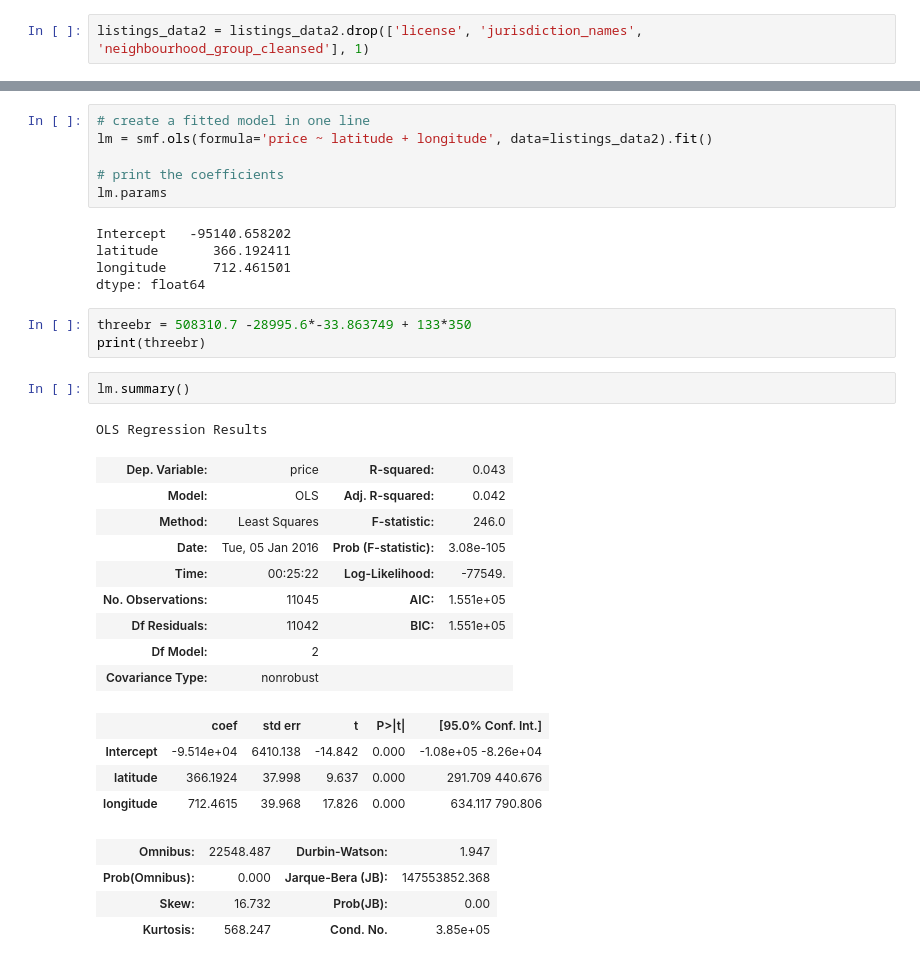
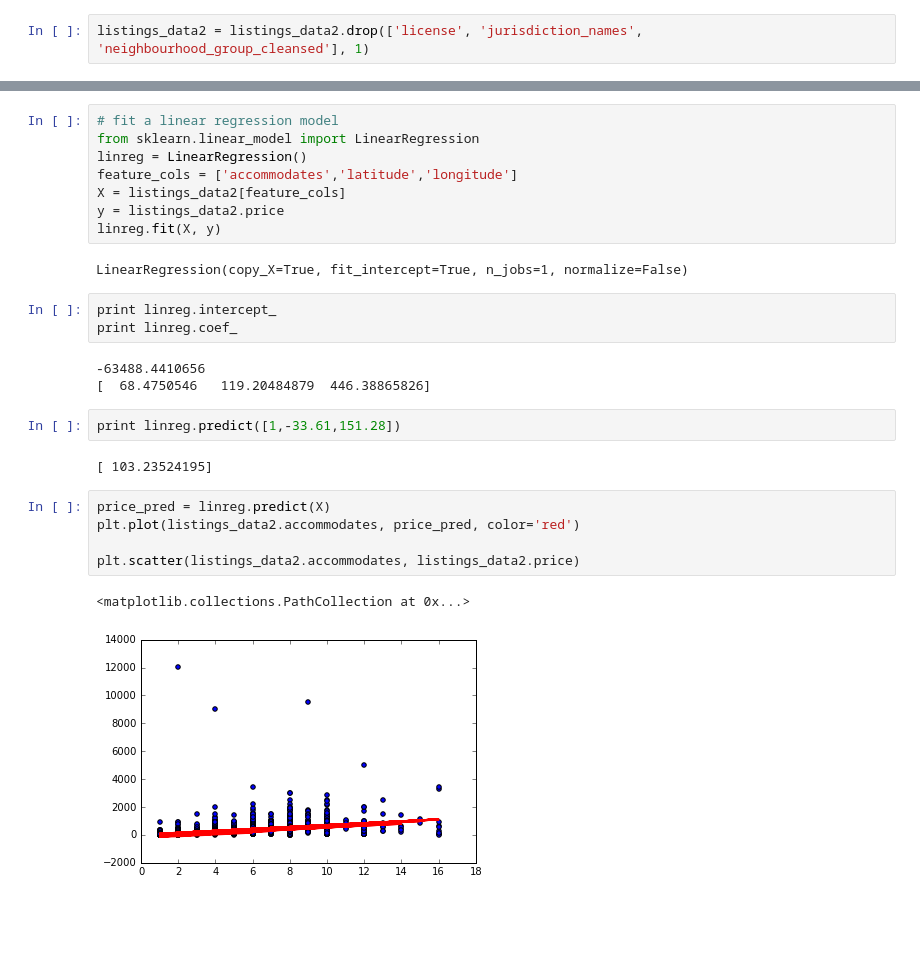
Before and after one commit to apguerrera/airbnb, a Jupyter notebook: airbnb-project-adrian.ipynb, the cells around one changed output, grey strips where cells are left out. Drawn from its saved outputs; the diff is of its cells as text; blank space fills up the shorter version.

```diff
--- a/airbnb-project-adrian.ipynb
+++ b/airbnb-project-adrian.ipynb
@@ -55,35 +91,28 @@ pd.scatter_matrix(listings_data2, figsize=(20,20))
-# %%
-# create a fitted model in one line
-lm = smf.ols(formula='price ~ latitude + longitude', data=listings_data2).fit()
-
-# print the coefficients
-lm.params
-# %% [output]
-Intercept   -95140.658202
-latitude       366.192411
-longitude      712.461501
-dtype: float64
-# %%
-threebr = 508310.7 -28995.6*-33.863749 + 133*350
-print(threebr)
-# %%
-lm.summary()
-# %% [output]
-OLS Regression Results
-| Dep. Variable: | price | R-squared: | 0.043 |
-| Model: | OLS | Adj. R-squared: | 0.042 |
-| Method: | Least Squares | F-statistic: | 246.0 |
-| Date: | Tue, 05 Jan 2016 | Prob (F-statistic): | 3.08e-105 |
-| Time: | 00:25:22 | Log-Likelihood: | -77549. |
-| No. Observations: | 11045 | AIC: | 1.551e+05 |
-| Df Residuals: | 11042 | BIC: | 1.551e+05 |
-| Df Model: | 2 |  |  |
-| Covariance Type: | nonrobust |  |  |
-|  | coef | std err | t | P>|t| | [95.0% Conf. Int.] |
-| Intercept | -9.514e+04 | 6410.138 | -14.842 | 0.000 | -1.08e+05 -8.26e+04 |
-| latitude | 366.1924 | 37.998 | 9.637 | 0.000 | 291.709 440.676 |
-| longitude | 712.4615 | 39.968 | 17.826 | 0.000 | 634.117 790.806 |
-| Omnibus: | 22548.487 | Durbin-Watson: | 1.947 |
-| Prob(Omnibus): | 0.000 | Jarque-Bera (JB): | 147553852.368 |
-| Skew: | 16.732 | Prob(JB): | 0.00 |
-| Kurtosis: | 568.247 | Cond. No. | 3.85e+05 |
+# %%
+# fit a linear regression model
+from sklearn.linear_model import LinearRegression
+linreg = LinearRegression()
+feature_cols = ['accommodates','latitude','longitude']
+X = listings_data2[feature_cols]
+y = listings_data2.price
+linreg.fit(X, y)
+# %% [output]
+LinearRegression(copy_X=True, fit_intercept=True, n_jobs=1, normalize=False)
+# %%
+print linreg.intercept_
+print linreg.coef_
+# %% [output]
+-63488.4410656
+[  68.4750546   119.20484879  446.38865826]
+# %%
+print linreg.predict([1,-33.61,151.28])
+# %% [output]
+[ 103.23524195]
+# %%
+price_pred = linreg.predict(X)
+plt.plot(listings_data2.accommodates, price_pred, color='red')
+
+plt.scatter(listings_data2.accommodates, listings_data2.price)
+# %% [output]
+<matplotlib.collections.PathCollection at 0x...>
+[figure, added]
```
Also changed, not shown: parts of 6 cells of this notebook.
